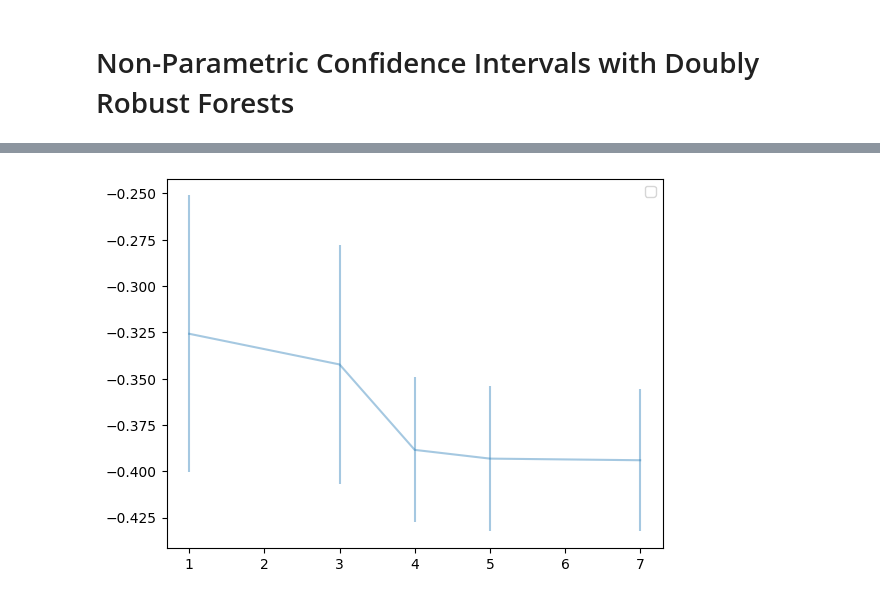
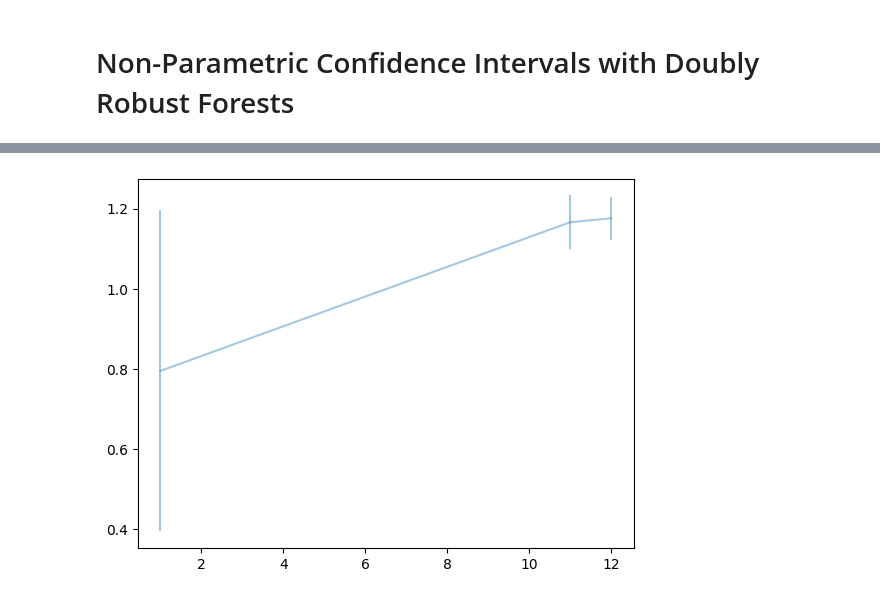
Before and after one commit to stanford-msande228/winter23, a Jupyter notebook: CATE-estimation.ipynb, the cells around one changed output, grey strips where cells are left out. Cells and saved outputs as stored; diff of their text form; code cells hidden in the pictures.

Commit message:
made cate estimation notebook better and cleaned up

```diff
--- a/CATE-estimation.ipynb
+++ b/CATE-estimation.ipynb
@@ -354,7 +293,7 @@ xlearner_preds = xlearner.predict(X[:, hetero_inds])
 # %%
 # drlearner
-dr_preds = reg_one_preds - reg_zero_preds
-dr_preds += (y - reg_preds) * (X[:, 0] - prop_preds) / np.clip(prop_preds * (1 - prop_preds), .09, np.inf)
-drlearner_best = model_final_fn(X[:, hetero_inds], dr_preds)
-drlearner = drlearner_best().fit(X[:, hetero_inds], dr_preds)
-drlearner_preds = drlearner.predict(X[:, hetero_inds])
+dr_preds = reg_one_preds_t - reg_zero_preds_t
+dr_preds += (y - reg_preds_t) * (D - prop_preds) / np.clip(prop_preds * (1 - prop_preds), .09, np.inf)
+drlearner_best = model_final_fn(Z, dr_preds)
+drlearner = drlearner_best().fit(Z, dr_preds)
+drlearner_cates = drlearner.predict(Z)
@@ -911,8 +836,10 @@ if semi_synth:
 # %%
 from econml.grf import CausalForest
 
+yres = y - res_preds
+Dres = D - prop_preds
 est = CausalForest(4000, max_depth=5, max_samples=.4, min_samples_leaf=50, min_weight_fraction_leaf=.0)
-est.fit(X[:, hetero_inds], tres, yres)
+est.fit(Z, Dres, yres)
 # %% [output]
 CausalForest(max_depth=5, max_samples=0.4, min_samples_leaf=50,
              n_estimators=4000)
@@ -976,7 +874,7 @@ from econml.grf import RegressionForest
 
 est = RegressionForest(4000, max_depth=5, max_samples=.4, min_samples_leaf=50,
                        min_weight_fraction_leaf=.0, n_jobs=1, verbose=3)
-est.fit(X[:, hetero_inds], dr_preds)
+est.fit(Z, dr_preds)
 # %% [output]
 [Parallel(n_jobs=1)]: Using backend SequentialBackend with 1 concurrent workers.
 [Parallel(n_jobs=1)]: Done   1 out of   1 | elapsed:    0.0s remaining:    0.0s
@@ -985,6 +883,6 @@ est.fit(X[:, hetero_inds], dr_preds)
 RegressionForest(max_depth=5, max_samples=0.4, min_samples_leaf=50,
                  n_estimators=4000, n_jobs=1, verbose=3)
 # %%
-top_feat = hetero_inds[np.argsort(est.feature_importances_)[-1]]
-print(column_names[top_feat])
+top_feat = np.argsort(est.feature_importances_)[-1]
+print(Z.columns[top_feat])
 # %% [output]
@@ -996,16 +917,14 @@ lb.shape
 # %%
-df = pd.DataFrame(X[:, 1:], columns=np.array(column_names)[1:])
-grid = np.unique(np.percentile(df[column_names[top_feat]], np.arange(0, 110, 20)))
-dfpd = pd.DataFrame(np.tile(np.median(df, axis=0, keepdims=True), (len(grid), 1)),
-                    columns=df.columns)
-dfpd['polviews'] = grid
+grid = np.unique(np.percentile(Z.iloc[:, top_feat], np.arange(0, 110, 20)))
+Zpd = pd.DataFrame(np.tile(np.median(Z, axis=0, keepdims=True), (len(grid), 1)),
+                    columns=Z.columns)
+Zpd.iloc[:, top_feat] = grid
 
-preds, lb, ub = est.predict(dfpd, interval=True, alpha=.01)
+preds, lb, ub = est.predict(Zpd, interval=True, alpha=.01)
 preds = preds.flatten()
 lb = lb.flatten()
 ub = ub.flatten()
-plt.errorbar(dfpd['polviews'], preds, yerr=(preds-lb, ub-preds), alpha=.4)
-plt.legend()
+plt.errorbar(Zpd.iloc[:, top_feat], preds, yerr=(preds-lb, ub-preds), alpha=.4)
 plt.show()
 # %% [output]
 [Parallel(n_jobs=1)]: Using backend SequentialBackend with 1 concurrent workers.
@@ -1020 +938 @@ No artists with labels found to put in legend.  Note that artists whose label st
-[figure, old version]
+[figure, new version]
```
Also changed, not shown: parts of 150 cells of this notebook, 4 other files.
